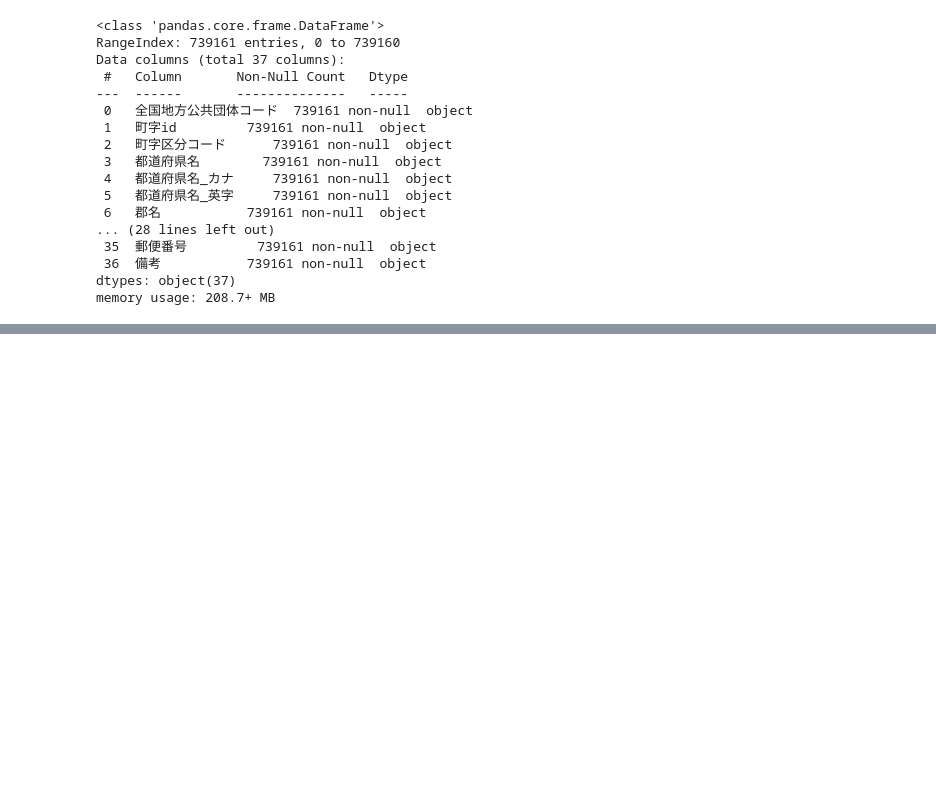
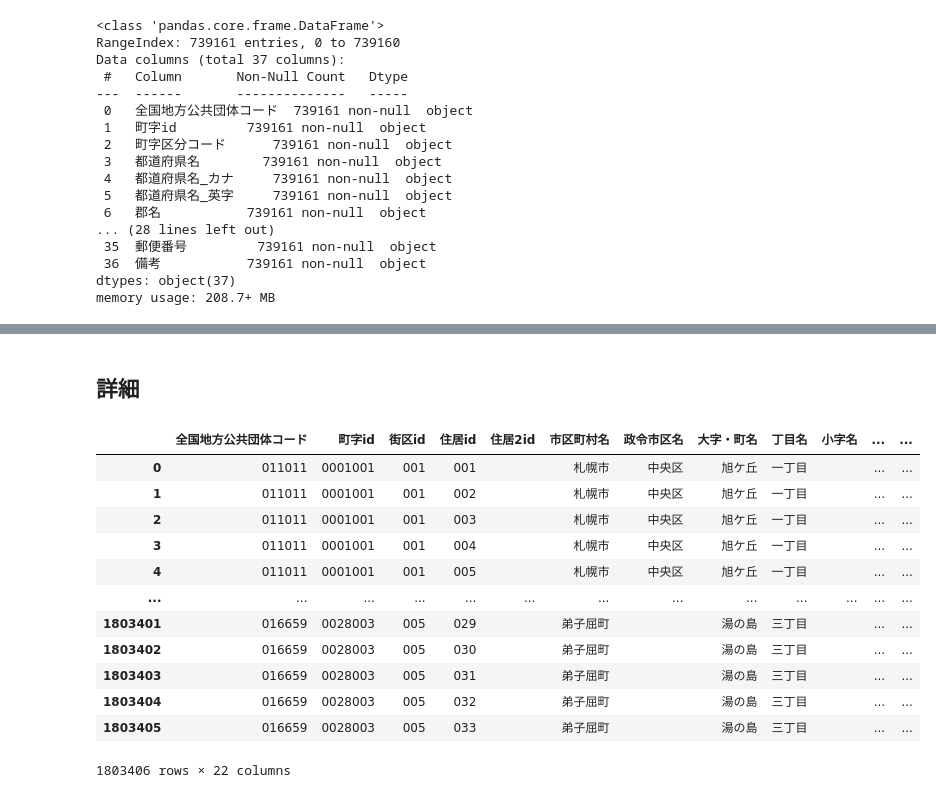
Before and after one commit to zero3kw/abr-data-summary, a Jupyter notebook: abr_data_summery.ipynb, the cells around one changed output, grey strips where cells are left out. Saved outputs shown, nothing was run; the diff lists cells and outputs as text; code cells hidden in the pictures; blank space fills up the shorter version.

```diff
--- a/abr_data_summery.ipynb
+++ b/abr_data_summery.ipynb
@@ -200,0 +293,2 @@ memory usage: 208.7+ MB
+# %% [markdown]
+## 詳細
@@ -200,0 +300,19 @@ memory usage: 208.7+ MB
+# %%
+url = 'https://gov-csv-export-public.s3.ap-northeast-1.amazonaws.com/mt_rsdtdsp_rsdt/pref/mt_rsdtdsp_rsdt_pref01.csv.zip'
+data = get_data(url)
+df = make_dataframe(data)
+df
+# %% [output]
+|  | 全国地方公共団体コード | 町字id | 街区id | 住居id | 住居2id | 市区町村名 | 政令市区名 | 大字・町名 | 丁目名 | 小字名 | ... | ... |
+| 0 | 011011 | 0001001 | 001 | 001 |  | 札幌市 | 中央区 | 旭ケ丘 | 一丁目 |  | ... | ... |
+| 1 | 011011 | 0001001 | 001 | 002 |  | 札幌市 | 中央区 | 旭ケ丘 | 一丁目 |  | ... | ... |
+| 2 | 011011 | 0001001 | 001 | 003 |  | 札幌市 | 中央区 | 旭ケ丘 | 一丁目 |  | ... | ... |
+| 3 | 011011 | 0001001 | 001 | 004 |  | 札幌市 | 中央区 | 旭ケ丘 | 一丁目 |  | ... | ... |
+| 4 | 011011 | 0001001 | 001 | 005 |  | 札幌市 | 中央区 | 旭ケ丘 | 一丁目 |  | ... | ... |
+| ... | ... | ... | ... | ... | ... | ... | ... | ... | ... | ... | ... | ... |
+| 1803401 | 016659 | 0028003 | 005 | 029 |  | 弟子屈町 |  | 湯の島 | 三丁目 |  | ... | ... |
+| 1803402 | 016659 | 0028003 | 005 | 030 |  | 弟子屈町 |  | 湯の島 | 三丁目 |  | ... | ... |
+| 1803403 | 016659 | 0028003 | 005 | 031 |  | 弟子屈町 |  | 湯の島 | 三丁目 |  | ... | ... |
+| 1803404 | 016659 | 0028003 | 005 | 032 |  | 弟子屈町 |  | 湯の島 | 三丁目 |  | ... | ... |
+| 1803405 | 016659 | 0028003 | 005 | 033 |  | 弟子屈町 |  | 湯の島 | 三丁目 |  | ... | ... |
+1803406 rows × 22 columns
```
Also changed, not shown: parts of 18 cells of this notebook.
